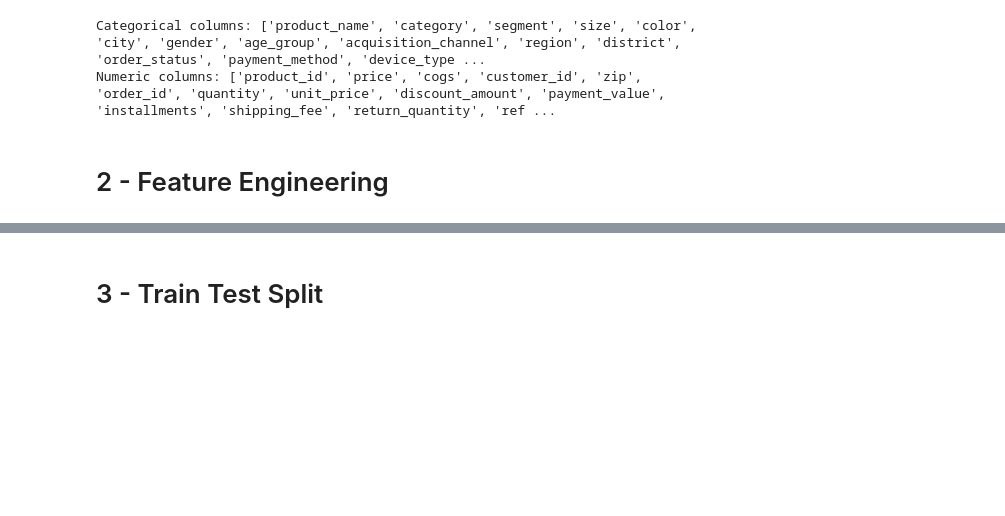
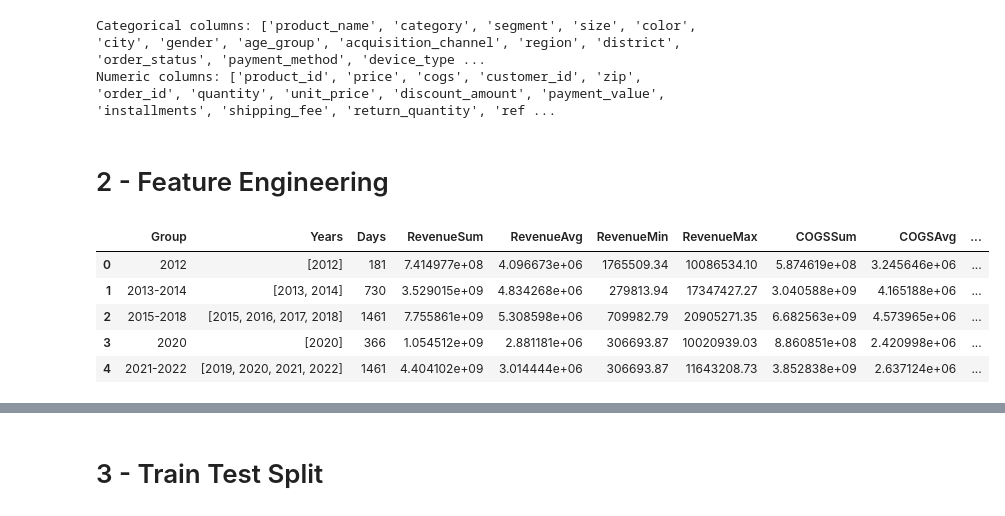
Before and after one commit to olweny06/Datathon-BIUS, a Jupyter notebook: notebooks/forecast.ipynb, the cells around one changed output, grey strips where cells are left out. Saved outputs shown, nothing was run; the diff lists cells and outputs as text; code cells hidden in the pictures; blank space fills up the shorter version.

```diff
--- a/notebooks/forecast.ipynb
+++ b/notebooks/forecast.ipynb
@@ -356,3 +356,60 @@ Categorical columns: ['product_name', 'category', 'segment', 'size', 'color', 'c
 Numeric columns: ['product_id', 'price', 'cogs', 'customer_id', 'zip', 'order_id', 'quantity', 'unit_price', 'discount_amount', 'payment_value', 'installments', 'shipping_fee', 'return_quantity', 'ref ...
 # %% [markdown]
 # 2 - Feature Engineering
+# %%
+year_stats = (
+    sales.assign(Year=sales["Date"].dt.year)
+    .groupby("Year", as_index=False)
+    .agg(
+        Days=("Date", "count"),
+        RevenueSum=("Revenue", "sum"),
+        RevenueAvg=("Revenue", "mean"),
+        RevenueMin=("Revenue", "min"),
+        RevenueMax=("Revenue", "max"),
+        COGSSum=("COGS", "sum"),
+        COGSAvg=("COGS", "mean"),
+    )
+)
+
+year_stats["RevenueAvg_M_per_day"] = year_stats["RevenueAvg"] / 1_000_000
+year_stats["COGSAvg_M_per_day"] = year_stats["COGSAvg"] / 1_000_000
+
+year_groups = {
+    "2012": [2012],
+    "2013-2014": [2013, 2014],
+    "2015-2018": [2015, 2016, 2017, 2018],
+
+    "2020" :  [2020],
+    "2021-2022": [2019, 2020, 2021, 2022],
+}
+
+rows = []
+for label, years in year_groups.items():
+    sub = sales[sales["Date"].dt.year.isin(years)].copy()
+
+    rows.append(
+        {
+            "Group": label,
+            "Years": years,
+            "Days": len(sub),
+            "RevenueSum": sub["Revenue"].sum(),
+            "RevenueAvg": sub["Revenue"].mean(),
+            "RevenueMin": sub["Revenue"].min(),
+            "RevenueMax": sub["Revenue"].max(),
+            "COGSSum": sub["COGS"].sum(),
+            "COGSAvg": sub["COGS"].mean(),
+        }
+    )
+
+group_stats = pd.DataFrame(rows)
+group_stats["RevenueAvg_M_per_day"] = group_stats["RevenueAvg"] / 1_000_000
+group_stats["COGSAvg_M_per_day"] = group_stats["COGSAvg"] / 1_000_000
+
+display(group_stats)
+# %% [output]
+|  | Group | Years | Days | RevenueSum | RevenueAvg | RevenueMin | RevenueMax | COGSSum | COGSAvg | ... |
+| 0 | 2012 | [2012] | 181 | 7.414977e+08 | 4.096673e+06 | 1765509.34 | 10086534.10 | 5.874619e+08 | 3.245646e+06 | ... |
+| 1 | 2013-2014 | [2013, 2014] | 730 | 3.529015e+09 | 4.834268e+06 | 279813.94 | 17347427.27 | 3.040588e+09 | 4.165188e+06 | ... |
+| 2 | 2015-2018 | [2015, 2016, 2017, 2018] | 1461 | 7.755861e+09 | 5.308598e+06 | 709982.79 | 20905271.35 | 6.682563e+09 | 4.573965e+06 | ... |
+| 3 | 2020 | [2020] | 366 | 1.054512e+09 | 2.881181e+06 | 306693.87 | 10020939.03 | 8.860851e+08 | 2.420998e+06 | ... |
+| 4 | 2021-2022 | [2019, 2020, 2021, 2022] | 1461 | 4.404102e+09 | 3.014444e+06 | 306693.87 | 11643208.73 | 3.852838e+09 | 2.637124e+06 | ... |
```
Also changed, not shown: parts of 8 cells of this notebook, 1 other file.
